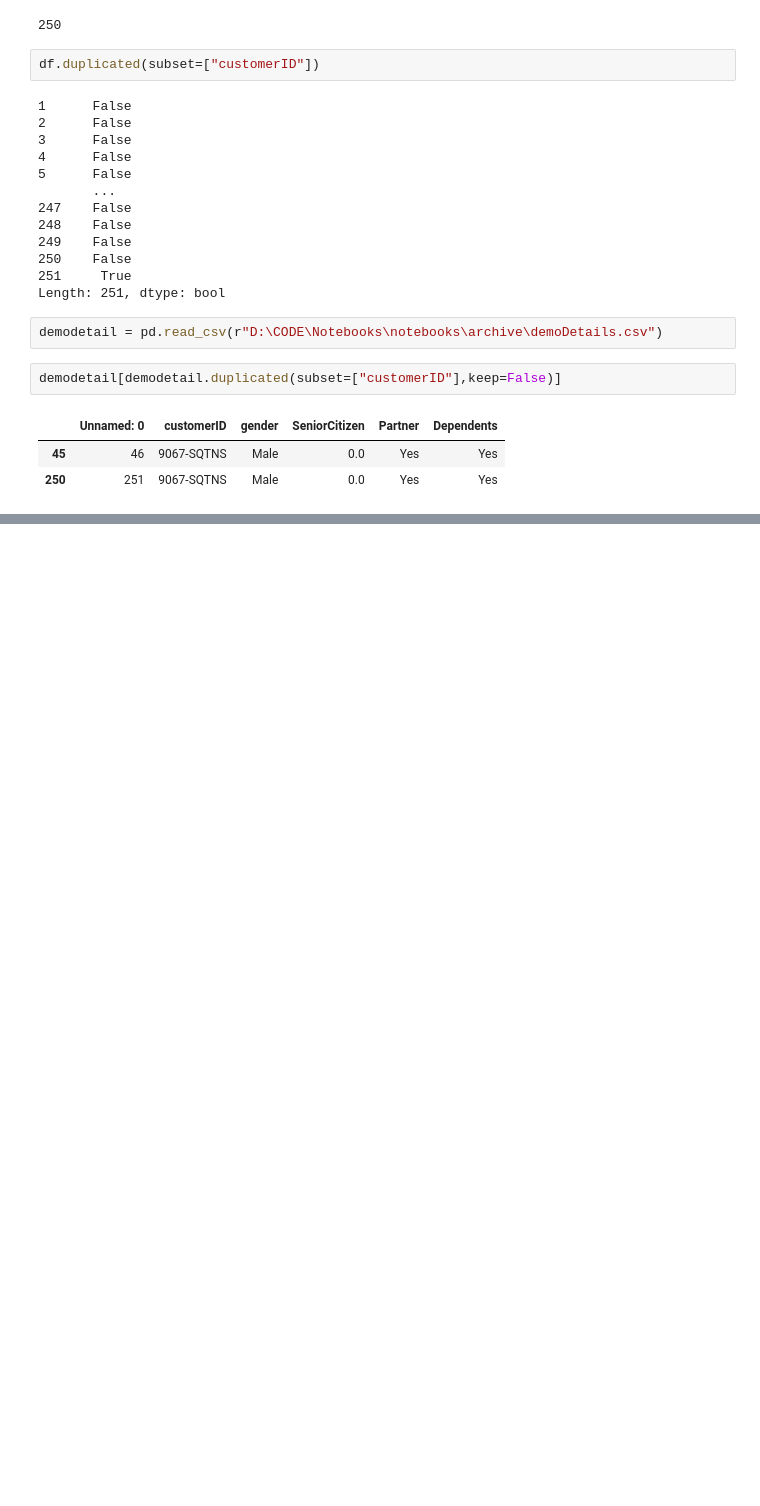
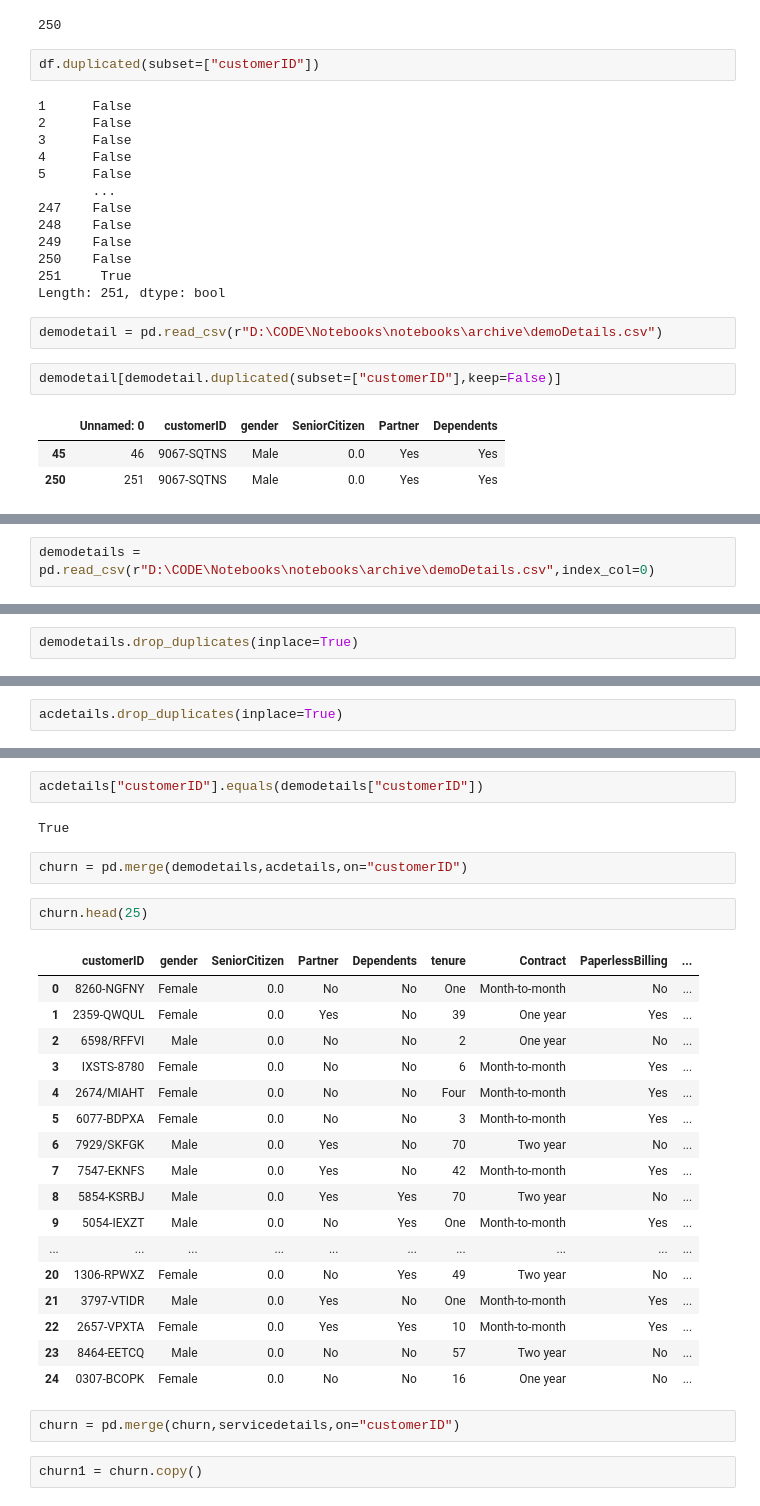
Before and after one commit to Soumyadeepbasak037/Data_Science, a Jupyter notebook: week4.ipynb, the cells around one changed output, grey strips where cells are left out. Drawn from its saved outputs; the diff is of its cells as text; blank space fills up the shorter version.

```diff
--- a/week4.ipynb
+++ b/week4.ipynb
@@ -152,0 +265,2 @@ demodetail[demodetail.duplicated(subset=["customerID"],keep=False)]
+# %%
+demodetails = pd.read_csv(r"D:\CODE\Notebooks\notebooks\archive\demoDetails.csv",index_col=0)
@@ -152,0 +333,2 @@ demodetail[demodetail.duplicated(subset=["customerID"],keep=False)]
+# %%
+demodetails.drop_duplicates(inplace=True)
@@ -152,0 +339,2 @@ demodetail[demodetail.duplicated(subset=["customerID"],keep=False)]
+# %%
+acdetails.drop_duplicates(inplace=True)
@@ -152,0 +358,30 @@ demodetail[demodetail.duplicated(subset=["customerID"],keep=False)]
+# %%
+acdetails["customerID"].equals(demodetails["customerID"])
+# %% [output]
+True
+# %%
+churn = pd.merge(demodetails,acdetails,on="customerID")
+# %%
+churn.head(25)
+# %% [output]
+|  | customerID | gender | SeniorCitizen | Partner | Dependents | tenure | Contract | PaperlessBilling | ... |
+| 0 | 8260-NGFNY | Female | 0.0 | No | No | One | Month-to-month | No | ... |
+| 1 | 2359-QWQUL | Female | 0.0 | Yes | No | 39 | One year | Yes | ... |
+| 2 | 6598/RFFVI | Male | 0.0 | No | No | 2 | One year | No | ... |
+| 3 | IXSTS-8780 | Female | 0.0 | No | No | 6 | Month-to-month | Yes | ... |
+| 4 | 2674/MIAHT | Female | 0.0 | No | No | Four | Month-to-month | Yes | ... |
+| 5 | 6077-BDPXA | Female | 0.0 | No | No | 3 | Month-to-month | Yes | ... |
+| 6 | 7929/SKFGK | Male | 0.0 | Yes | No | 70 | Two year | No | ... |
+| 7 | 7547-EKNFS | Male | 0.0 | Yes | No | 42 | Month-to-month | Yes | ... |
+| 8 | 5854-KSRBJ | Male | 0.0 | Yes | Yes | 70 | Two year | No | ... |
+| 9 | 5054-IEXZT | Male | 0.0 | No | Yes | One | Month-to-month | Yes | ... |
+| ... | ... | ... | ... | ... | ... | ... | ... | ... | ... |
+| 20 | 1306-RPWXZ | Female | 0.0 | No | Yes | 49 | Two year | No | ... |
+| 21 | 3797-VTIDR | Male | 0.0 | Yes | No | One | Month-to-month | Yes | ... |
+| 22 | 2657-VPXTA | Female | 0.0 | Yes | Yes | 10 | Month-to-month | Yes | ... |
+| 23 | 8464-EETCQ | Male | 0.0 | No | No | 57 | Two year | No | ... |
+| 24 | 0307-BCOPK | Female | 0.0 | No | No | 16 | One year | No | ... |
+# %%
+churn = pd.merge(churn,servicedetails,on="customerID")
+# %%
+churn1 = churn.copy()
```
Also changed, not shown: parts of 39 cells of this notebook.
